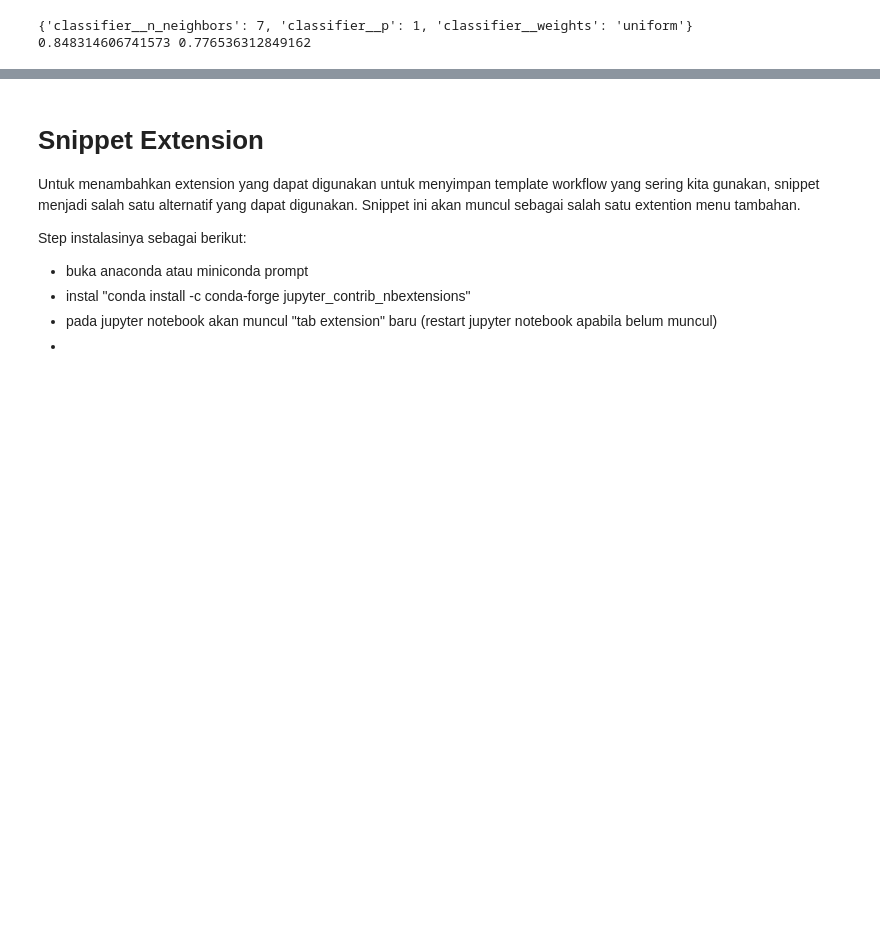
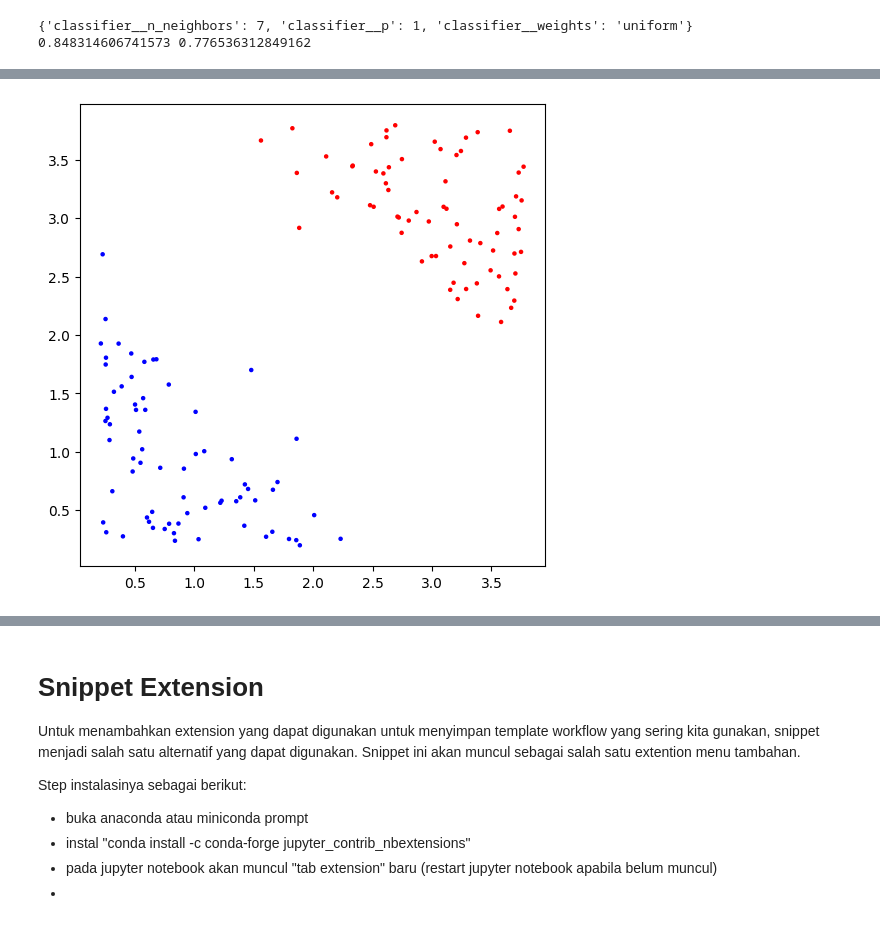
Before and after one commit to budsains/materi, a Jupyter notebook: material_book.ipynb, the cells around one changed output, grey strips where cells are left out. Saved outputs shown, nothing was run; the diff lists cells and outputs as text; code cells hidden in the pictures; blank space fills up the shorter version.

```diff
--- a/material_book.ipynb
+++ b/material_book.ipynb
@@ -1040,0 +1130,4 @@ print(model.score(X_train, y_train), model.score(X_test, y_test))
+# %%
+demo.problem(1)
+# %% [output]
+[figure, added]
```
Also changed, not shown: parts of 38 cells of this notebook.
